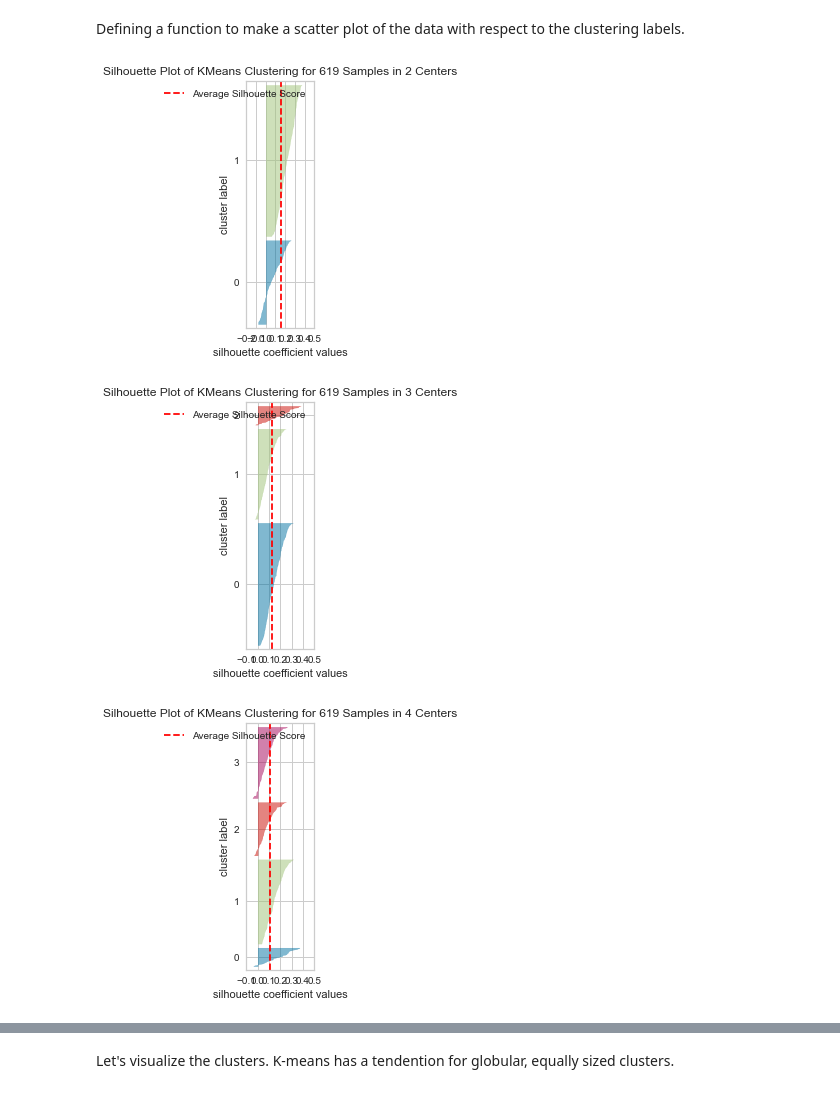
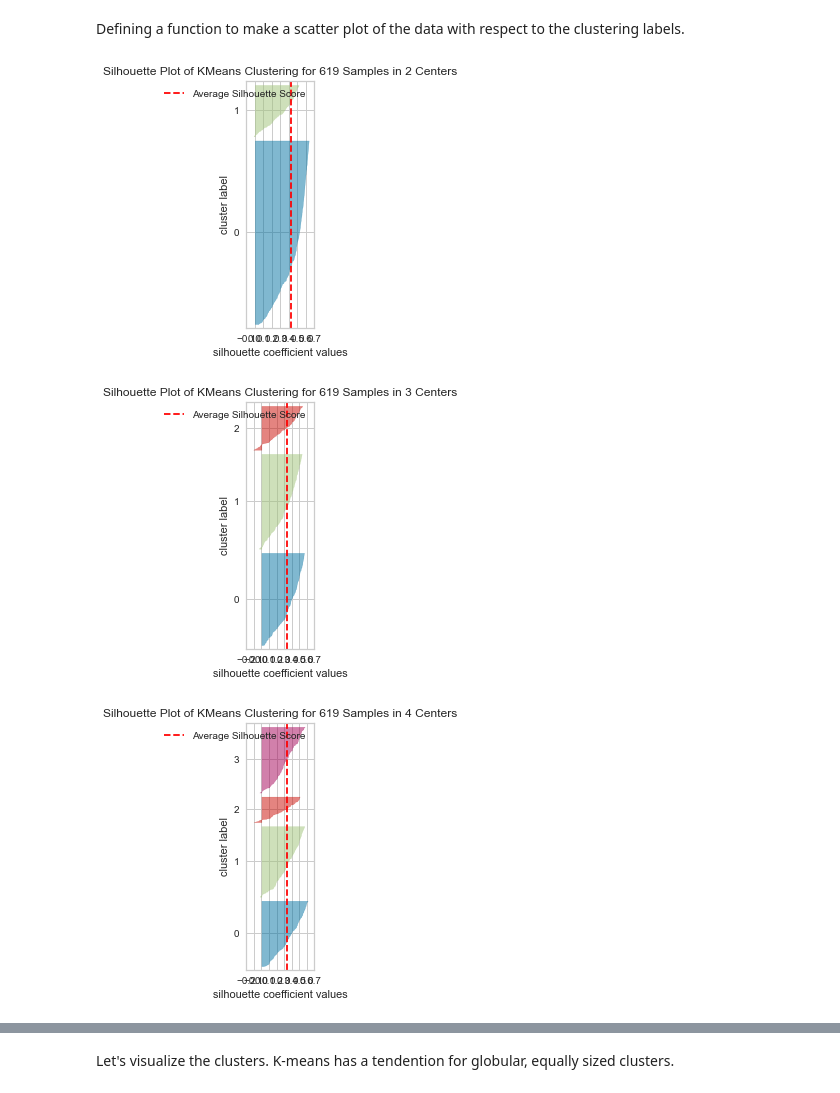
Before and after one commit to MilenaTrajanoska/spotify_top_tracks_analysis, a Jupyter notebook: clustering/clustering.ipynb, the cells around one changed output, grey strips where cells are left out. Drawn from its saved outputs; the diff is of its cells as text; code cells hidden in the pictures.

```diff
--- a/clustering/clustering.ipynb
+++ b/clustering/clustering.ipynb
@@ -114,28 +115,28 @@ def plot_clusters(data, labels, title, centroids=None):
 # %%
 num_clusters = range(1, 15)
 SSE = []
 silhouette_coefficients = []
 for k in num_clusters:
   kmeans = KMeans(n_clusters=k, max_iter=150, random_state=0)
-  kmeans.fit(data_no_outliers)
+  kmeans.fit(decomposed_features)
   SSE.append(kmeans.inertia_)
   if k != 1:
-    score = silhouette_score(data_no_outliers, kmeans.labels_)
+    score = silhouette_score(decomposed_features, kmeans.labels_)
     silhouette_coefficients.append(score)
     plt.figure(figsize=(10,10))
     plt.subplot(2, 7, k)
     visualizer = SilhouetteVisualizer(kmeans, colors='yellowbrick', ax=plt.gca())
-    visualizer.fit(data_no_outliers)
+    visualizer.fit(decomposed_features)
     visualizer.show()
     plt.show()
 
 plt.figure(figsize=(10,10))
 plt.plot(range(1, 15), SSE, marker='o');
 plt.xlabel('K');
 plt.ylabel('SSE')
 plt.title('SSE vs Number of clusters')
 plt.show()
 # %% [output]
-[figure, old version]
+[figure, new version]
-[figure, old version]
+[figure, new version]
-[figure, old version]
+[figure, new version]
```
Also changed, not shown: parts of 24 cells of this notebook, 1 other file.
